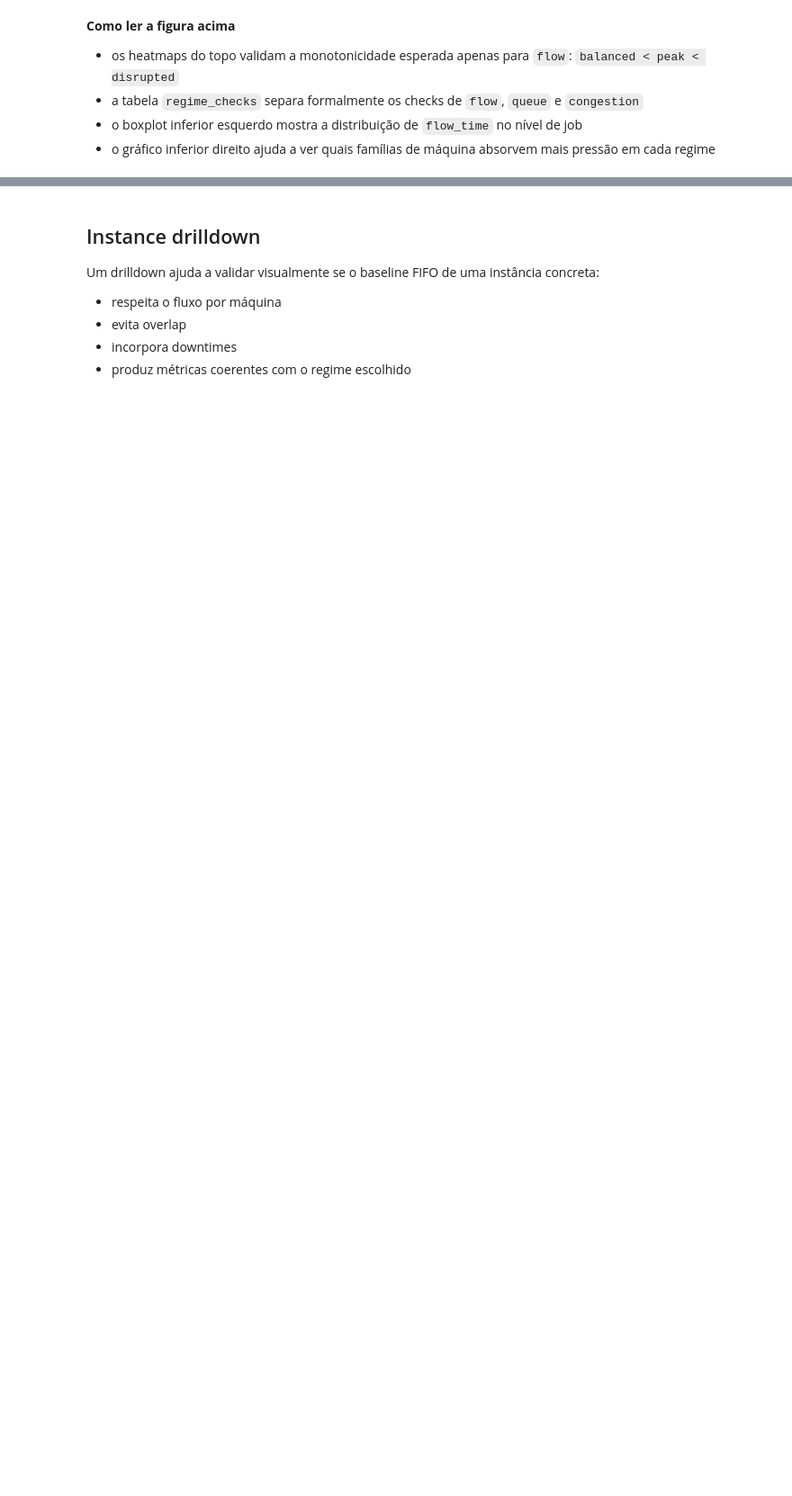
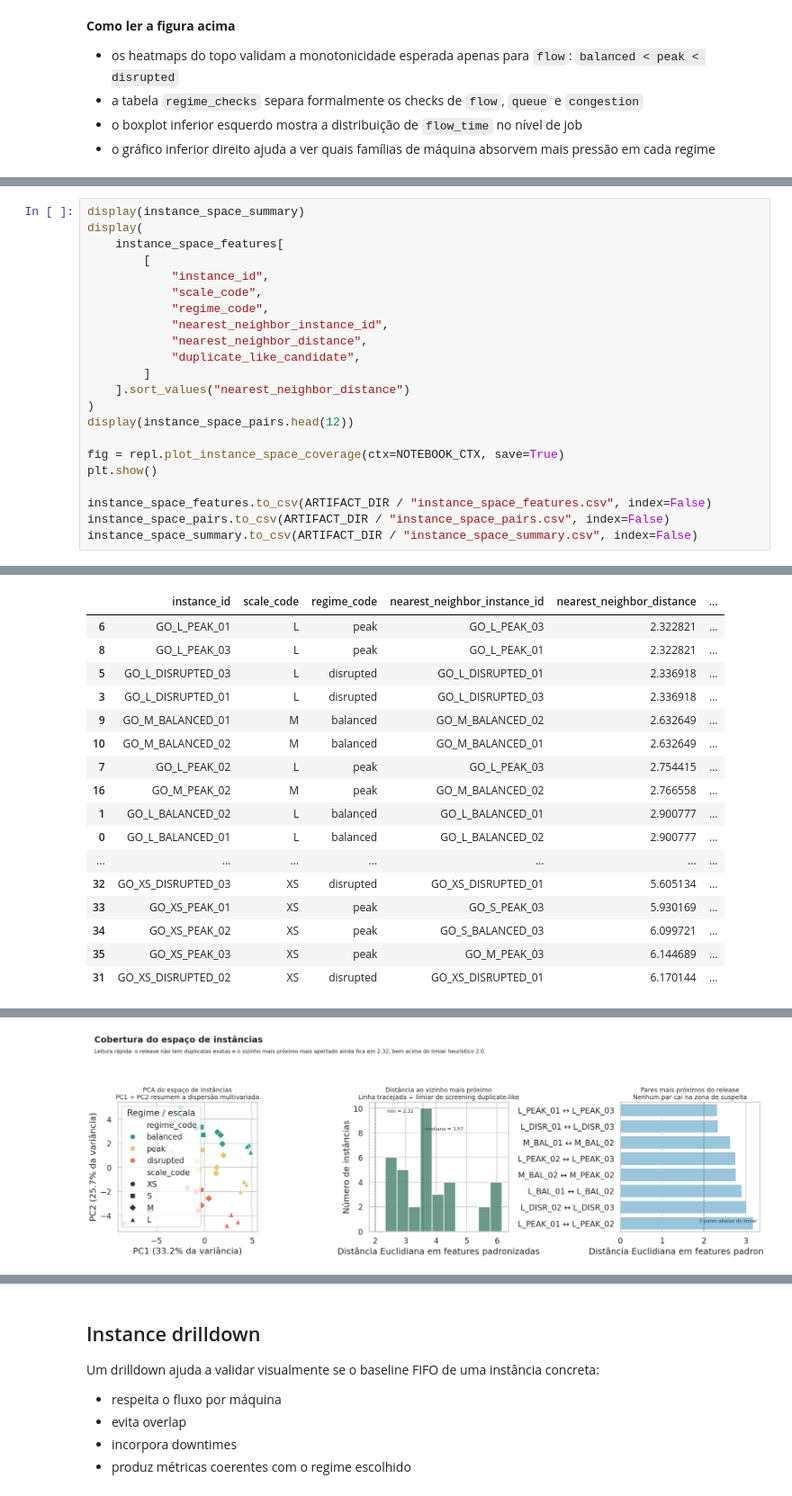
Before and after one commit to PequiFlux/agro_yard_dfjsp_benchmark_go, a Jupyter notebook: output/jupyter-notebook/instance-validation-and-exploratory-analysis.ipynb, the cells around one changed output, grey strips where cells are left out. Shown at 90% size. Saved outputs shown, nothing was run; the diff lists cells and outputs as text; blank space fills up the shorter version.

```diff
--- a/output/jupyter-notebook/instance-validation-and-exploratory-analysis.ipynb
+++ b/output/jupyter-notebook/instance-validation-and-exploratory-analysis.ipynb
@@ -453,0 +490,23 @@ plt.show()
+# %%
+display(instance_space_summary)
+display(
+    instance_space_features[
+        [
+            "instance_id",
+            "scale_code",
+            "regime_code",
+            "nearest_neighbor_instance_id",
+            "nearest_neighbor_distance",
+            "duplicate_like_candidate",
+        ]
+    ].sort_values("nearest_neighbor_distance")
+)
+display(instance_space_pairs.head(12))
+
+fig = repl.plot_instance_space_coverage(ctx=NOTEBOOK_CTX, save=True)
+plt.show()
+
+instance_space_features.to_csv(ARTIFACT_DIR / "instance_space_features.csv", index=False)
+instance_space_pairs.to_csv(ARTIFACT_DIR / "instance_space_pairs.csv", index=False)
+instance_space_summary.to_csv(ARTIFACT_DIR / "instance_space_summary.csv", index=False)
+# %% [output]
@@ -453,0 +515,17 @@ plt.show()
+|  | instance_id | scale_code | regime_code | nearest_neighbor_instance_id | nearest_neighbor_distance | ... |
+| 6 | GO_L_PEAK_01 | L | peak | GO_L_PEAK_03 | 2.322821 | ... |
+| 8 | GO_L_PEAK_03 | L | peak | GO_L_PEAK_01 | 2.322821 | ... |
+| 5 | GO_L_DISRUPTED_03 | L | disrupted | GO_L_DISRUPTED_01 | 2.336918 | ... |
+| 3 | GO_L_DISRUPTED_01 | L | disrupted | GO_L_DISRUPTED_03 | 2.336918 | ... |
+| 9 | GO_M_BALANCED_01 | M | balanced | GO_M_BALANCED_02 | 2.632649 | ... |
+| 10 | GO_M_BALANCED_02 | M | balanced | GO_M_BALANCED_01 | 2.632649 | ... |
+| 7 | GO_L_PEAK_02 | L | peak | GO_L_PEAK_03 | 2.754415 | ... |
+| 16 | GO_M_PEAK_02 | M | peak | GO_M_BALANCED_02 | 2.766558 | ... |
+| 1 | GO_L_BALANCED_02 | L | balanced | GO_L_BALANCED_01 | 2.900777 | ... |
+| 0 | GO_L_BALANCED_01 | L | balanced | GO_L_BALANCED_02 | 2.900777 | ... |
+| ... | ... | ... | ... | ... | ... | ... |
+| 32 | GO_XS_DISRUPTED_03 | XS | disrupted | GO_XS_DISRUPTED_01 | 5.605134 | ... |
+| 33 | GO_XS_PEAK_01 | XS | peak | GO_S_PEAK_03 | 5.930169 | ... |
+| 34 | GO_XS_PEAK_02 | XS | peak | GO_S_BALANCED_03 | 6.099721 | ... |
+| 35 | GO_XS_PEAK_03 | XS | peak | GO_M_PEAK_03 | 6.144689 | ... |
+| 31 | GO_XS_DISRUPTED_02 | XS | disrupted | GO_XS_DISRUPTED_01 | 6.170144 | ... |
@@ -453,0 +545 @@ plt.show()
+[figure, added]
```
Also changed, not shown: parts of 10 cells of this notebook, 9 other files.
